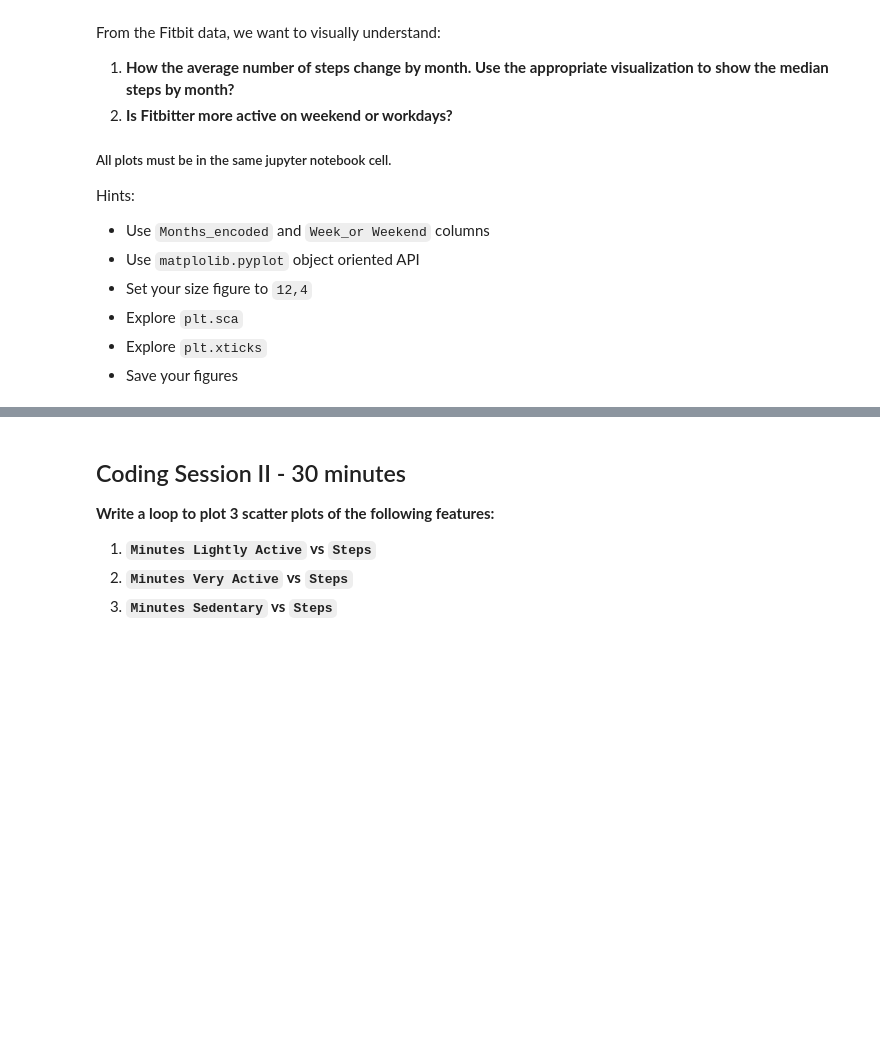
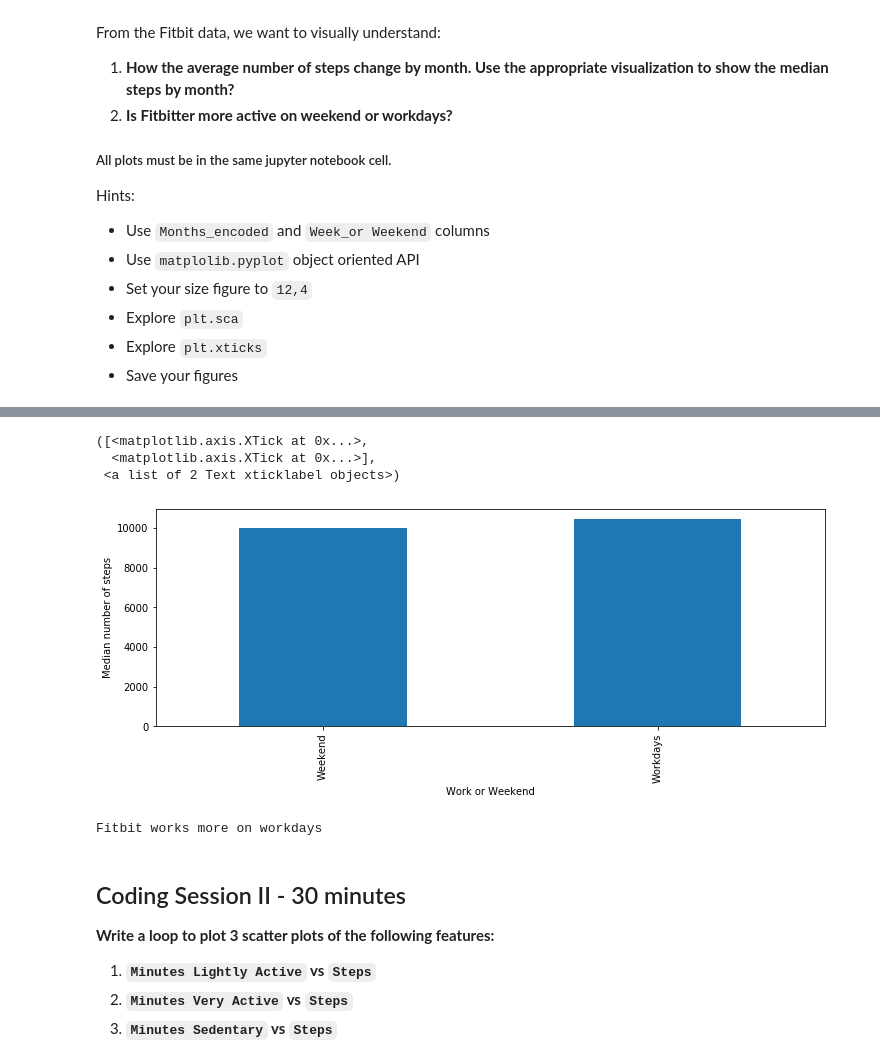
Before and after one commit to yaakx/dataptmad1019, a Jupyter notebook: module-2/lab-matplotlib-seaborn/your-code/challenge-2.ipynb, the cells around one changed output, grey strips where cells are left out. Saved outputs shown, nothing was run; the diff lists cells and outputs as text; code cells hidden in the pictures; blank space fills up the shorter version.

```diff
--- a/module-2/lab-matplotlib-seaborn/your-code/challenge-2.ipynb
+++ b/module-2/lab-matplotlib-seaborn/your-code/challenge-2.ipynb
@@ -50,3 +86,21 @@ Hints:
+# %%
+fig,axes = plt.subplots(nrows = 1, ncols = 1, figsize= (12,4))
+plt.sca(axes)
+steps_days = fitbit['Steps'].groupby(fitbit['Work_or_Weekend']).median().sort_values()
+#steps_days
+steps_days.plot(kind='bar')
+plt.xlabel('Work or Weekend')
+plt.ylabel('Median number of steps')
+plt.xticks(list(range(2)),['Weekend', 'Workdays'])
+# %% [output]
+([<matplotlib.axis.XTick at 0x...>,
+  <matplotlib.axis.XTick at 0x...>],
+ <a list of 2 Text xticklabel objects>)
+[figure, added]
+# %%
+print("Fitbit works more on workdays")
+# %% [output]
+Fitbit works more on workdays
 # %% [markdown]
 ## Coding Session II - 30 minutes
 
```
Also changed, not shown: parts of 7 cells of this notebook, 3 other files.
